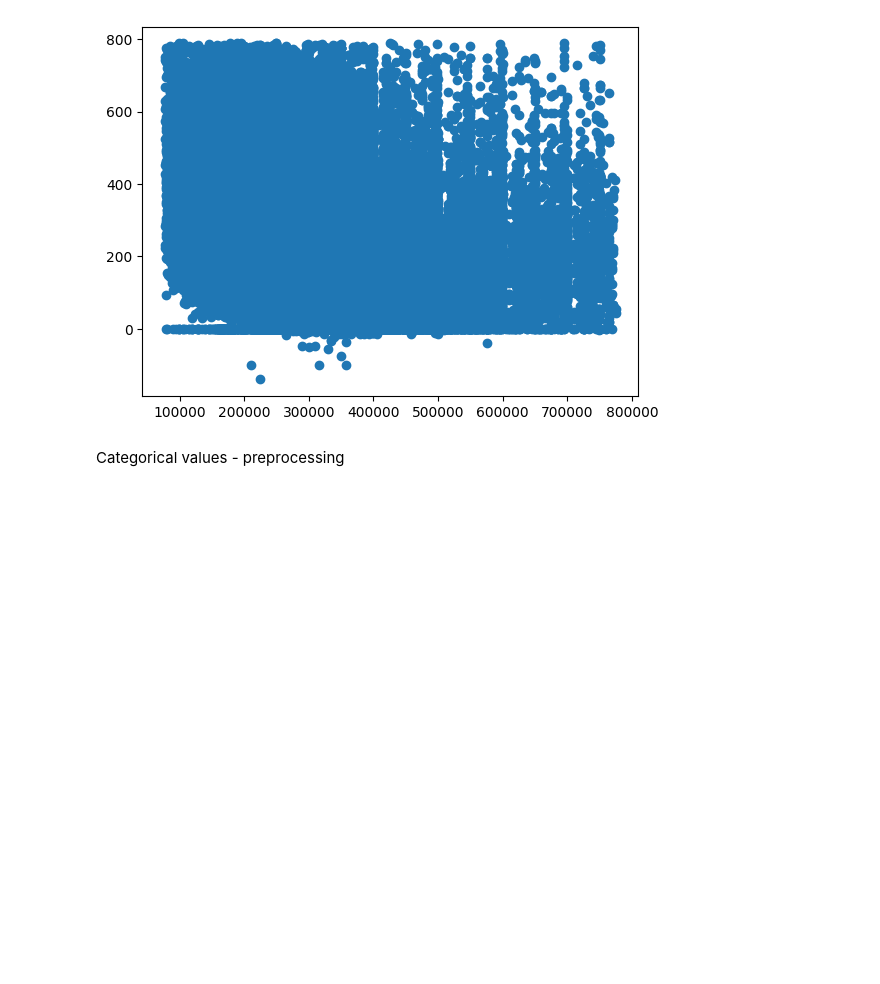
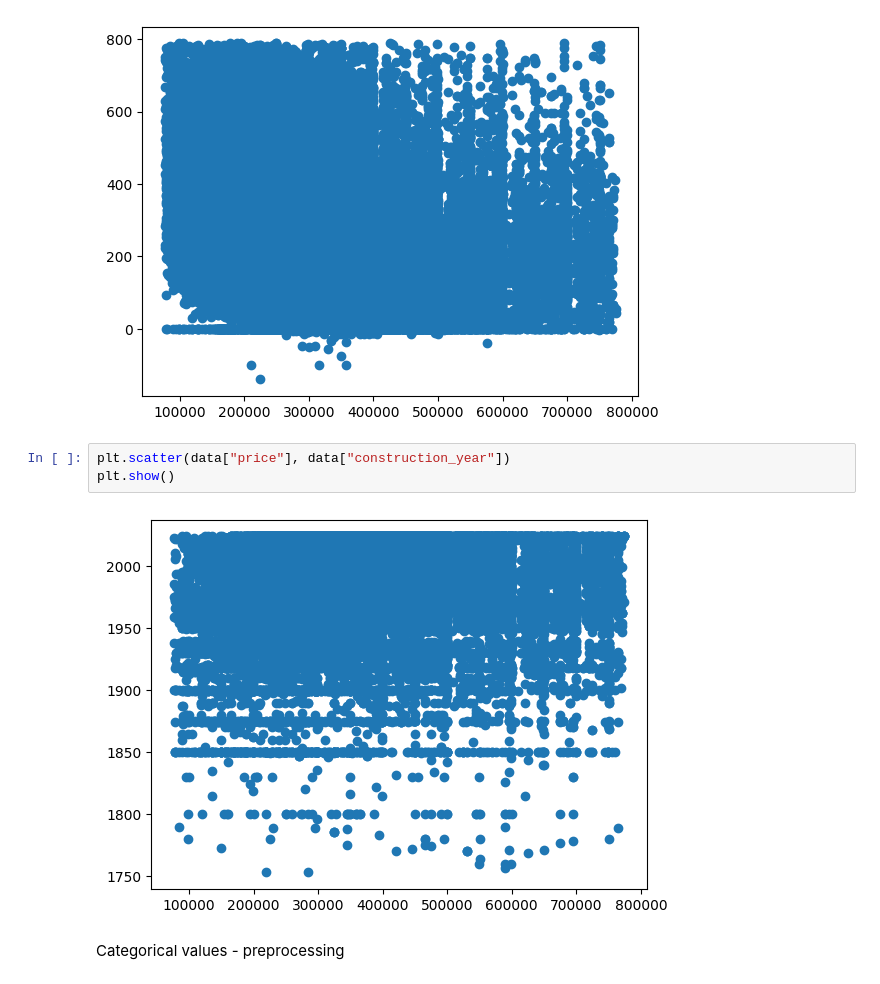
Before and after one commit to Lu-cc/immo-eliza-ml, a Jupyter notebook: exploring_data.ipynb, the cells around one changed output. Cells and saved outputs as stored; diff of their text form; blank space fills up the shorter version.

```diff
--- a/exploring_data.ipynb
+++ b/exploring_data.ipynb
@@ -191,6 +196,11 @@ plt.scatter(data["price"], data["primary_energy_consumption_sqm"])
 plt.show()
 # %% [output]
 [figure]
+# %%
+plt.scatter(data["price"], data["construction_year"])
+plt.show()
+# %% [output]
+[figure, added]
 # %% [markdown]
 Categorical values - preprocessing
 # %%
```
Also changed, not shown: parts of 7 cells of this notebook, 7 other files.
